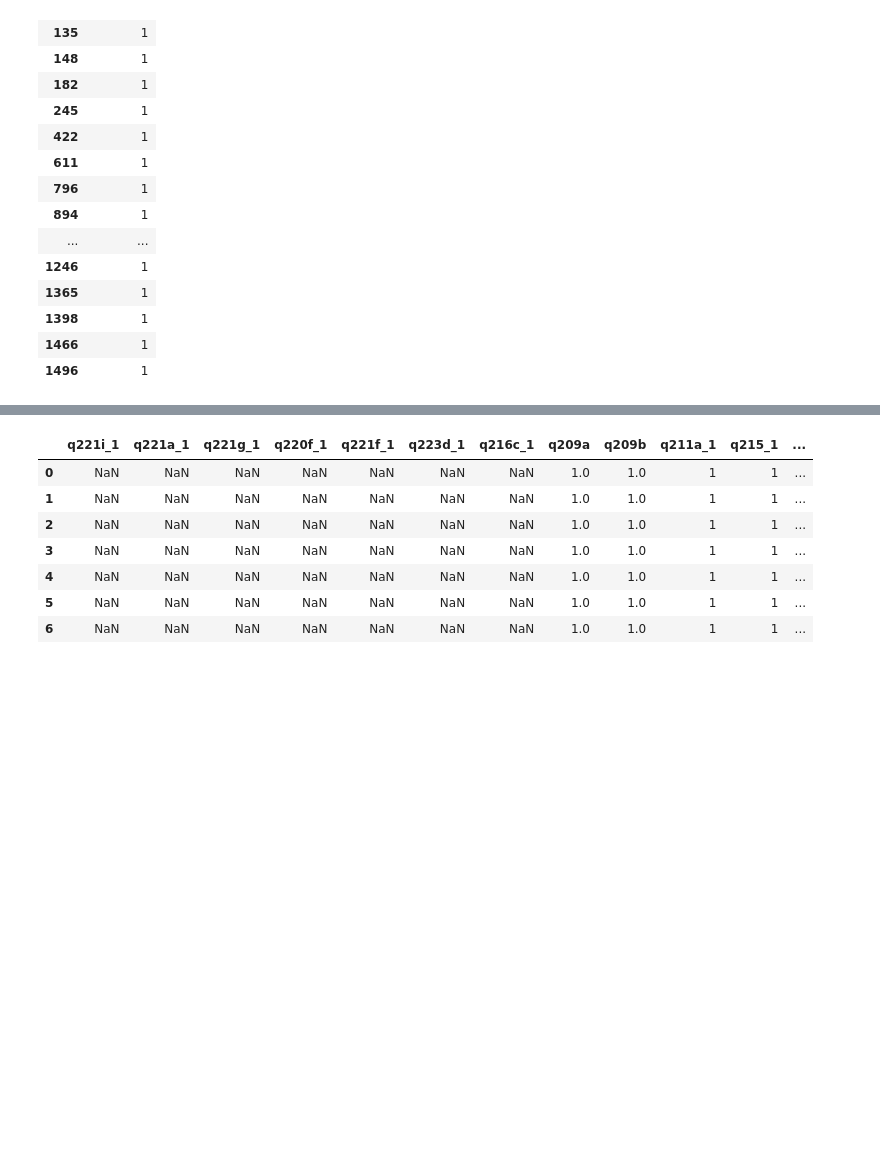
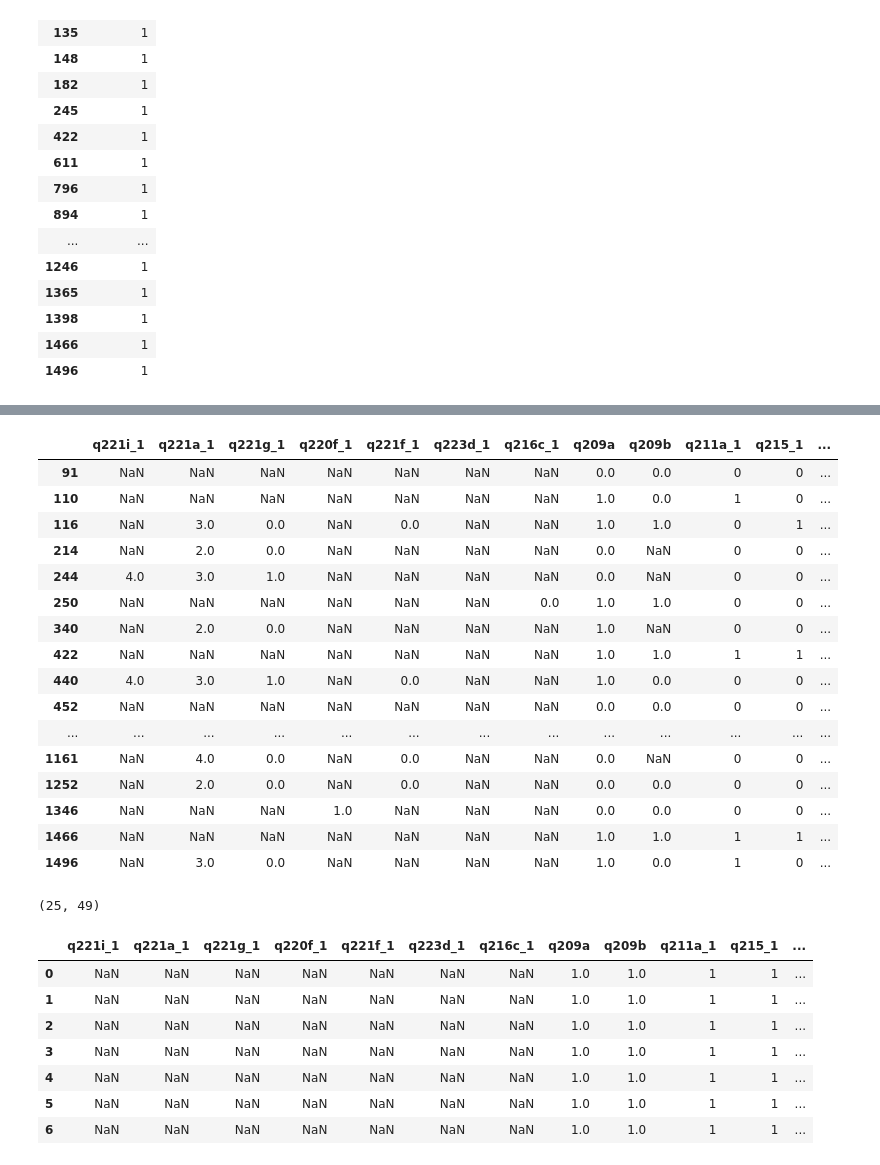
Before and after one commit to thatjohnguy/afidep-deep-learning-project, a Jupyter notebook: teamup_profile_generator.ipynb, the cells around one changed output, grey strips where cells are left out. Cells and saved outputs as stored; diff of their text form; code cells hidden in the pictures; blank space fills up the shorter version.

```diff
--- a/teamup_profile_generator.ipynb
+++ b/teamup_profile_generator.ipynb
@@ -1396,0 +1396,21 @@ writer.save()
+# %%
+
+df_cc=r[(r['q220'].notna())|(r['q221'].notna())|(r['q222'].notna())|(r['q223'].notna())][select_cols]
+df_cc['>1_strat']=0
+used_4_strategies=(df_cc['q220'].notna())&(df_cc['q221'].notna())&(df_cc['q222'].notna())&(df_cc['q223'].notna())
+used_3_strategies=(df_cc['q220'].notna())&(df_cc['q221'].notna())&(df_cc['q222'].notna())&(df_cc['q223'].isna())
+used_2_strategies=(df_cc['q220'].notna())&(df_cc['q221'].notna())&(df_cc['q222'].isna())&(df_cc['q223'].isna())
+df_cc.loc[used_2_strategies,'>1_strat']=2
+df_cc.loc[used_3_strategies,'>1_strat']=3
+df_cc.loc[used_4_strategies,'>1_strat']=4
+df_cc=df_cc.loc[(df_cc['>1_strat']==2)|(df_cc['>1_strat']==3)&(df_cc['>1_strat']==3)]
+used_withdrawal=(df_cc['q220']==1.0)|(df_cc['q221']==1.0)|(df_cc['q222']==1.0)|(df_cc['q223']==1.0)
+possible_concurrent=df_cc.loc[used_withdrawal]
+# test1=possible_concurrent.copy()
+sample=['>1_strat','q220d_%s'%k,'q220d_%s'%k2,'q220d_%s'%k3,'q220d_12','q220d_13','q220d_14','q220d_15','q220d_16','q220d_17','q220d_18','q220d_19','q220d_20','q221d_%s'%k,'q221d_%s'%k2,'q221d_%s'%k3,'q221d_12','q221d_13','q221d_14','q221d_15','q221d_16','q221d_17','q221d_18','q221d_19','q221d_20','q222d_%s'%k,'q222d_%s'%k2,'q222d_%s'%k3,'q222d_12','q222d_13','q222d_14','q222d_15','q222d_16','q222d_17','q222d_18','q222d_19','q222d_20','q223d_%s'%k2,'q223d_%s'%k3,'q223d_12','q223d_13','q223d_14','q223d_15','q223d_16','q223d_17','q223d_18','q223d_19','q223d_20']
+possible_concurrent['chk_use']=possible_concurrent[sample].loc[:,possible_concurrent[sample].columns!='>1_strat'].sum(axis=1)
+concurrent=possible_concurrent.loc[(possible_concurrent['chk_use']==possible_concurrent['>1_strat'])]
+# concurrent.drop(['chk_use','>1_strat'],axis=1,inplace=True)
+concurrent=concurrent.loc[(concurrent[f'q216_cal{k}']==1)&(concurrent[f'q211_cal{k}']==1)]
+concurrent
+# [df_cc]
@@ -1397,3 +1426,27 @@ writer.save()
+# %%
+possible_concurrent
+# %% [output]
+|  | q221i_1 | q221a_1 | q221g_1 | q220f_1 | q221f_1 | q223d_1 | q216c_1 | q209a | q209b | q211a_1 | q215_1 | ... |
+| 91 | NaN | NaN | NaN | NaN | NaN | NaN | NaN | 0.0 | 0.0 | 0 | 0 | ... |
+| 110 | NaN | NaN | NaN | NaN | NaN | NaN | NaN | 1.0 | 0.0 | 1 | 0 | ... |
+| 116 | NaN | 3.0 | 0.0 | NaN | 0.0 | NaN | NaN | 1.0 | 1.0 | 0 | 1 | ... |
+| 214 | NaN | 2.0 | 0.0 | NaN | NaN | NaN | NaN | 0.0 | NaN | 0 | 0 | ... |
+| 244 | 4.0 | 3.0 | 1.0 | NaN | NaN | NaN | NaN | 0.0 | NaN | 0 | 0 | ... |
+| 250 | NaN | NaN | NaN | NaN | NaN | NaN | 0.0 | 1.0 | 1.0 | 0 | 0 | ... |
+| 340 | NaN | 2.0 | 0.0 | NaN | NaN | NaN | NaN | 1.0 | NaN | 0 | 0 | ... |
+| 422 | NaN | NaN | NaN | NaN | NaN | NaN | NaN | 1.0 | 1.0 | 1 | 1 | ... |
+| 440 | 4.0 | 3.0 | 1.0 | NaN | 0.0 | NaN | NaN | 1.0 | 0.0 | 0 | 0 | ... |
+| 452 | NaN | NaN | NaN | NaN | NaN | NaN | NaN | 0.0 | 0.0 | 0 | 0 | ... |
+| ... | ... | ... | ... | ... | ... | ... | ... | ... | ... | ... | ... | ... |
+| 1161 | NaN | 4.0 | 0.0 | NaN | 0.0 | NaN | NaN | 0.0 | NaN | 0 | 0 | ... |
+| 1252 | NaN | 2.0 | 0.0 | NaN | 0.0 | NaN | NaN | 0.0 | 0.0 | 0 | 0 | ... |
+| 1346 | NaN | NaN | NaN | 1.0 | NaN | NaN | NaN | 0.0 | 0.0 | 0 | 0 | ... |
+| 1466 | NaN | NaN | NaN | NaN | NaN | NaN | NaN | 1.0 | 1.0 | 1 | 1 | ... |
+| 1496 | NaN | 3.0 | 0.0 | NaN | NaN | NaN | NaN | 1.0 | 0.0 | 1 | 0 | ... |
+# %%
+test1.shape
+# %% [output]
+(25, 49)
 # %%
 df_m=df_ce.merge(df_sto,how="left",indicator=True)
 # df_m=df_m.loc[df_m['_merge']=='left_only']
```
Also changed, not shown: parts of 40 cells of this notebook.
